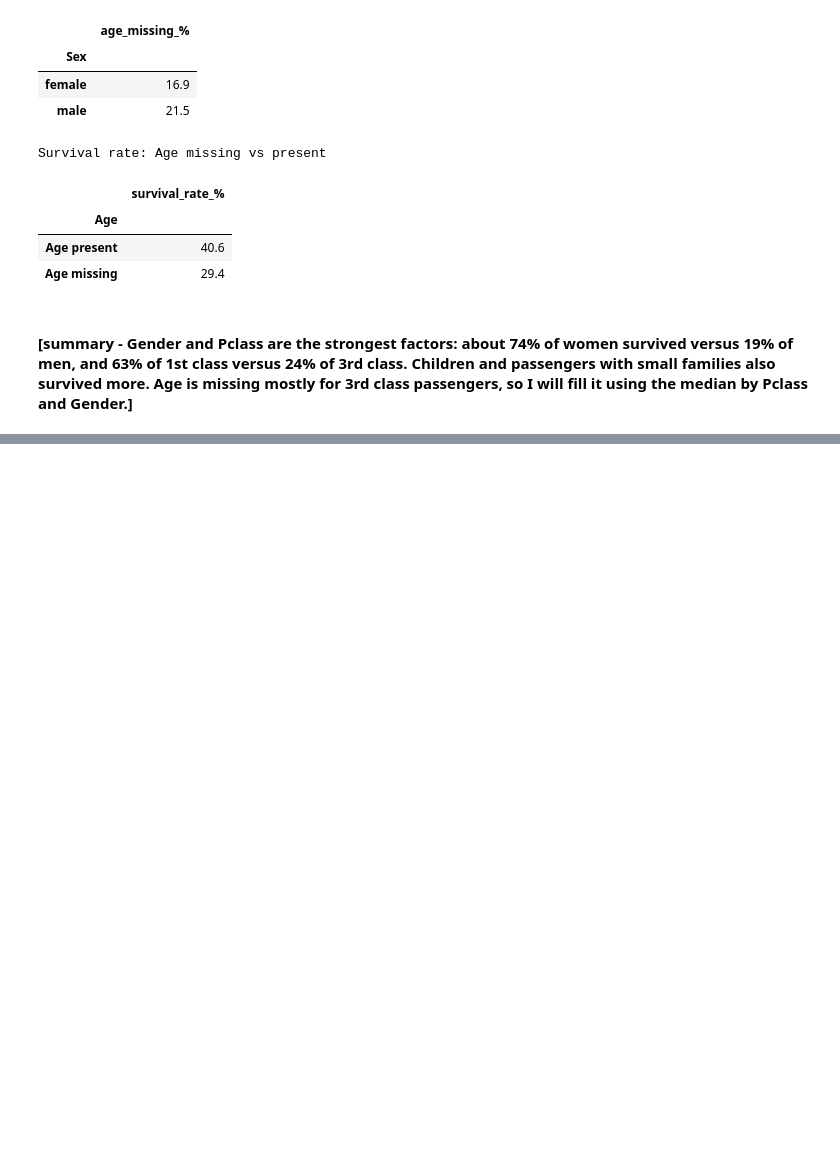
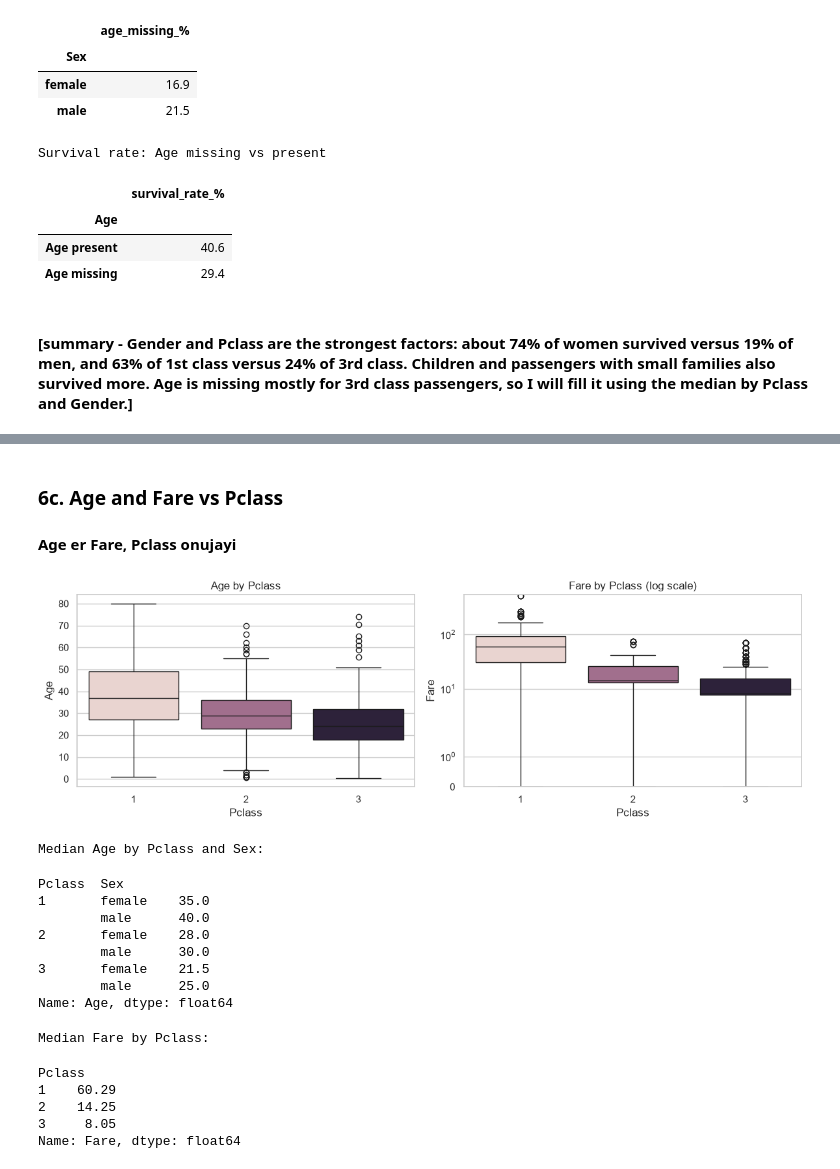
Before and after one commit to Tariqul-stack/titanic-survival-prediction, a Jupyter notebook: notebooks/01_eda.ipynb, the cells around one changed output, grey strips where cells are left out. Saved outputs shown, nothing was run; the diff lists cells and outputs as text; code cells hidden in the pictures; blank space fills up the shorter version.

```diff
--- a/notebooks/01_eda.ipynb
+++ b/notebooks/01_eda.ipynb
@@ -337,0 +424,35 @@ Survival rate: Age missing vs present
+# %% [markdown]
+### 6c. Age and Fare vs Pclass
+#### Age er Fare, Pclass onujayi
+# %%
+fig, axes = plt.subplots(1, 2, figsize=(12, 4))
+sns.boxplot(data=df, x="Pclass", y="Age", hue="Pclass", legend=False, ax=axes[0])
+axes[0].set_title("Age by Pclass")
+sns.boxplot(data=df, x="Pclass", y="Fare", hue="Pclass", legend=False, ax=axes[1])
+axes[1].set_yscale("symlog")
+axes[1].set_ylim(bottom=0)
+axes[1].set_title("Fare by Pclass (log scale)")
+plt.tight_layout()
+plt.show()
+
+print("Median Age by Pclass and Sex:")
+display(df.groupby(["Pclass", "Sex"])["Age"].median())
+print("Median Fare by Pclass:")
+display(df.groupby("Pclass")["Fare"].median().round(2))
+# %% [output]
+[figure, added]
+Median Age by Pclass and Sex:
+Pclass  Sex
+1       female    35.0
+        male      40.0
+2       female    28.0
+        male      30.0
+3       female    21.5
+        male      25.0
+Name: Age, dtype: float64
+Median Fare by Pclass:
+Pclass
+1    60.29
+2    14.25
+3     8.05
+Name: Fare, dtype: float64
```
Also changed, not shown: parts of 11 cells of this notebook, 1 other file.
